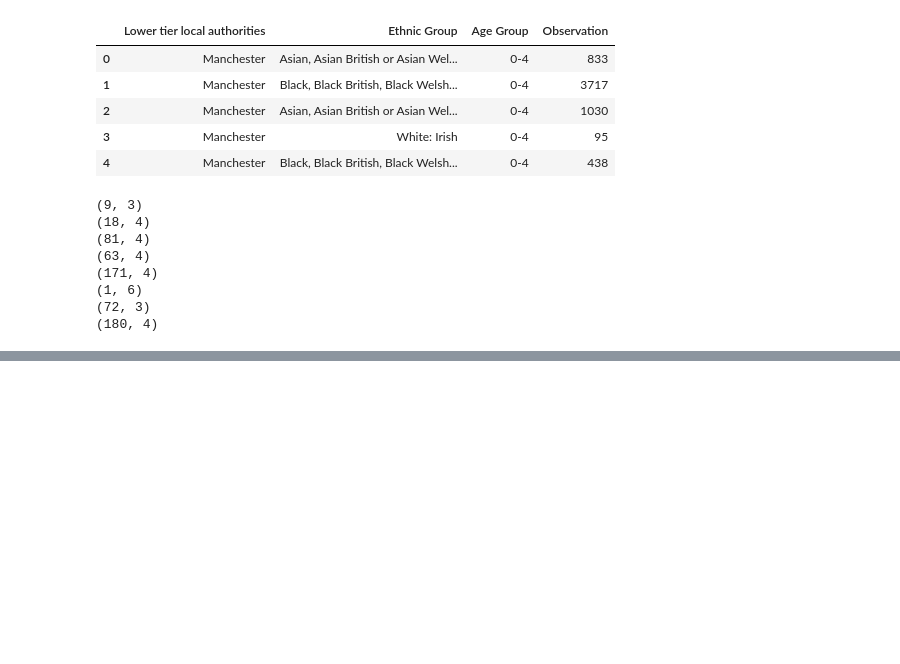
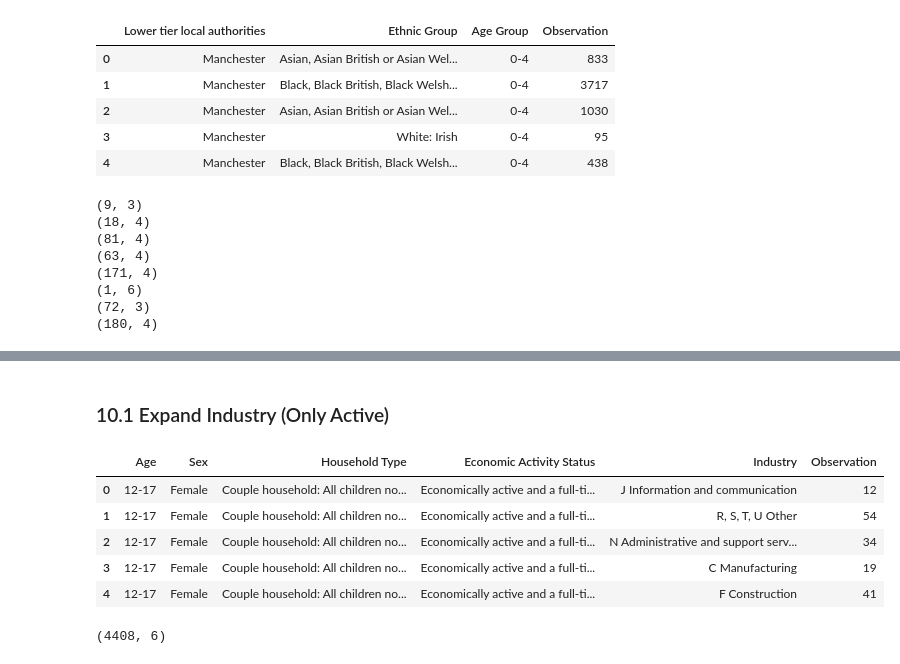
Before and after one commit to yuxinjiang1205/mobility-modelling-framework, a Jupyter notebook: notebooks/integration/demographic_profiles_construction.ipynb, the cells around one changed output, grey strips where cells are left out. Drawn from its saved outputs; the diff is of its cells as text; code cells hidden in the pictures; blank space fills up the shorter version.

```diff
--- a/notebooks/integration/demographic_profiles_construction.ipynb
+++ b/notebooks/integration/demographic_profiles_construction.ipynb
@@ -217,0 +376,12 @@ print(ethnic_group.shape)
+# %%
+population_pool = population_pool[
+    population_pool["Observation"] > 0
+].copy()
+
+population_pool = population_pool.drop(
+    columns="Observation"
+)
+
+display(population_pool.head())
+
+print(population_pool.shape)
@@ -217,0 +415,35 @@ print(ethnic_group.shape)
+# %%
+# Economically active
+economically_active = [
+    "Economically active and a full-time student: In employment",
+    "Economically active (excluding full-time students): In employment"
+]
+
+# Economically inactive
+active_population = population_pool[
+    population_pool["Economic Activity Status"].isin(economically_active)
+].copy()
+
+inactive_population = population_pool[
+    ~population_pool["Economic Activity Status"].isin(economically_active)
+].copy()
+# %% [markdown]
+### 10.1 Expand Industry (Only Active)
+# %%
+active_population = active_population.merge(
+    industry[["Age", "Industry", "Observation"]],
+    on="Age",
+    how="left"
+)
+# %%
+display(active_population.head())
+
+print(active_population.shape)
+# %% [output]
+|  | Age | Sex | Household Type | Economic Activity Status | Industry | Observation |
+| 0 | 12-17 | Female | Couple household: All children no... | Economically active and a full-ti... | J Information and communication | 12 |
+| 1 | 12-17 | Female | Couple household: All children no... | Economically active and a full-ti... | R, S, T, U Other | 54 |
+| 2 | 12-17 | Female | Couple household: All children no... | Economically active and a full-ti... | N Administrative and support serv... | 34 |
+| 3 | 12-17 | Female | Couple household: All children no... | Economically active and a full-ti... | C Manufacturing | 19 |
+| 4 | 12-17 | Female | Couple household: All children no... | Economically active and a full-ti... | F Construction | 41 |
+(4408, 6)
```
Also changed, not shown: parts of 28 cells of this notebook.
